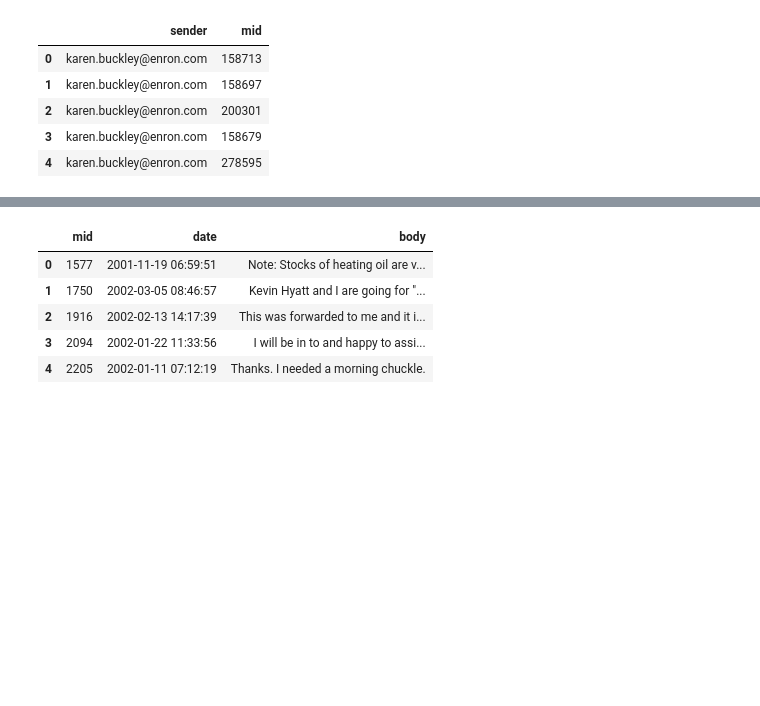
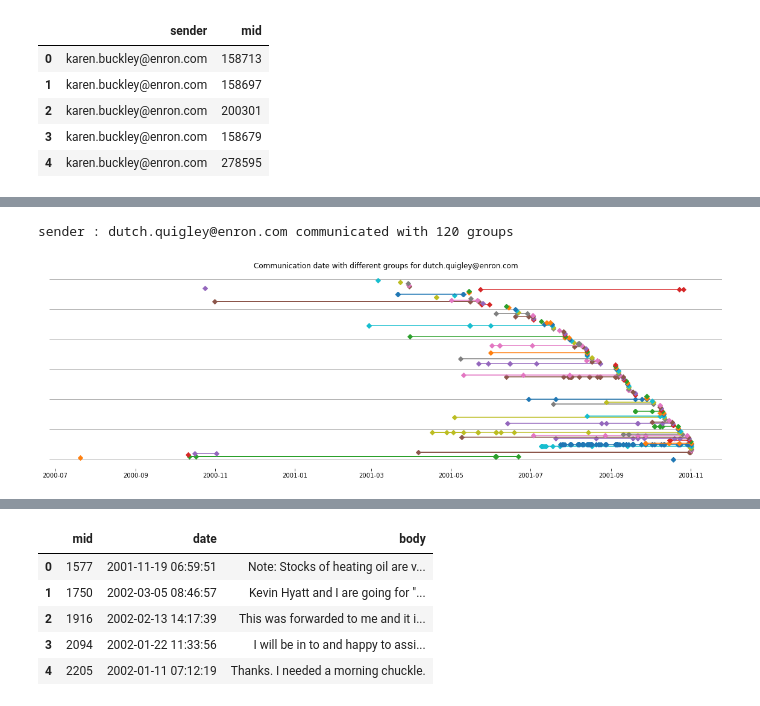
Before and after one commit to GRichard513/Mail_Recipients, a Jupyter notebook: Email_recipient_recommandation.ipynb, the cells around one changed output, grey strips where cells are left out. Cells and saved outputs as stored; diff of their text form; code cells hidden in the pictures; blank space fills up the shorter version.

```diff
--- a/Email_recipient_recommandation.ipynb
+++ b/Email_recipient_recommandation.ipynb
@@ -28,6 +35,13 @@ training = pd.read_csv(path_to_data + 'training_set.csv', sep=',', header=0, enc
 training_info = pd.read_csv(path_to_data + 'training_info.csv', sep=',', header=0, encoding='utf-8')#, index_col = ['mid'])
 test = pd.read_csv(path_to_data + 'test_set.csv', sep=',', header=0, encoding='utf-8')
 test_info = pd.read_csv(path_to_data + 'test_info.csv', sep=',', header=0, encoding='utf-8')#, index_col = ['mid'])
+# %%
+# correcting error on dataset
+training_info.date.replace(to_replace='0001', value='2001', inplace=True, regex=True)
+training_info.date.replace(to_replace='0002', value='2002', inplace=True, regex=True)
+# %%
+# setting date format to datetime type
+training_info['date'] =  pd.to_datetime(training_info['date'], format='%Y-%m-%d %H:%M:%S.%f')
 # %% [markdown]
 <h2>Data overview</h2>
 # %%
@@ -85,0 +186,38 @@ training_info.head()
+# %%
+sender = random.choice(list(emails_ids_per_sender.keys()))
+training_info_sender= training_info[training_info['sender']==sender]
+training_info_sender.set_index(training_info_sender.date, inplace=True)
+training_info_sender['msg']=0
+print('sender : %s communicated with %i groups' %(sender, training_info_sender.recipients.unique().shape[0]))
+fig, ax1 = plt.subplots(figsize=[20,6])
+# remove border of the graph
+ax1.spines['top'].set_visible(False)
+ax1.spines['right'].set_visible(False)
+ax1.spines['bottom'].set_visible(False)
+ax1.spines['left'].set_visible(False)
+
+ax1.tick_params(
+    axis='y',          # changes apply to the x-axis
+    which='both',      # both major and minor ticks are affected
+    bottom='off',      # ticks along the bottom edge are off
+    top='off',         # ticks along the top edge are off
+    left = 'off',
+    right = 'off',
+    labelleft='off', # labels along the bottom edge are off
+    color = gray_light)
+
+# set grid
+ax1.grid(True, which = 'both', axis='y', color=gray_light, linestyle='-', linewidth=0.5)
+
+i = 0
+for groups in training_info_sender.recipients.unique():
+    training_info_sender.ix[training_info_sender.recipients==groups,'msg']=i
+    i+=1
+
+    plt.plot(training_info_sender[training_info_sender.recipients==groups].msg,'D',linestyle='-')
+plt.title('Communication date with different groups for %s' %sender)
+fig.savefig('plots/group_communication_%s.png' %sender,bbox_inches='tight', transparent=False)
+plt.show()
+# %% [output]
+sender : dutch.quigley@enron.com communicated with 120 groups
+[figure, added]
```
Also changed, not shown: parts of 22 cells of this notebook.
